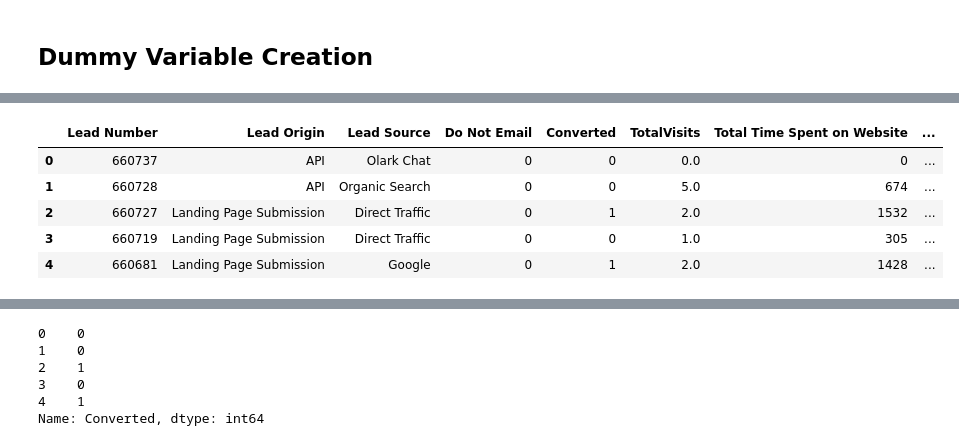
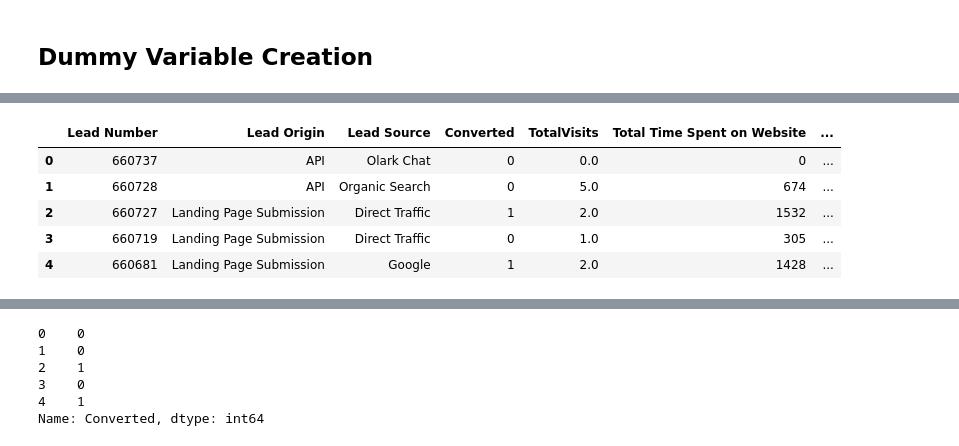
Before and after one commit to AnkitaGuptaIndia/Lead_Scoring_Case_Study, a Jupyter notebook: Lead Scoring Assignment v1.ipynb, the cells around one changed output, grey strips where cells are left out. Drawn from its saved outputs; the diff is of its cells as text; code cells hidden in the pictures.

Commit message:
data prep for model building v1

```diff
--- a/Lead Scoring Assignment v1.ipynb
+++ b/Lead Scoring Assignment v1.ipynb
@@ -297,3 +283,0 @@ Hence, we will remove these columns from the dataset
-# %%
-lead_df.drop(lead_col, axis = 1, inplace = True)
-lead_df.shape
@@ -302,10 +283,0 @@ lead_df.shape
-# %%
-# Percentage of null values in the dataset
-
-leads_null = lead_df.isna().mean().reset_index()
-leads_null = leads_null.rename(columns = {"index": "Column Name", 0:"Missing Value"})
-leads_null["Missing Value"] = leads_null["Missing Value"]*100
-leads_null.sort_values(by = "Missing Value", ascending = False, inplace = True)
-
-print("Null Values in the dataset", len(leads_null[leads_null['Missing Value'] > 0]))
-leads_null[leads_null['Missing Value'] > 0]
@@ -456,0 +505,25 @@ memory usage: 2.0+ MB
+# %%
+# Standardizing and Combining categories which have very less data values
+
+# Lead Source
+lead_df['Lead Source'] = lead_df['Lead Source'].replace(['Reference', 'Welingak Website', 'Referral Sites', 'Social Media',
+                                                         'Others', 'Live Chat'] ,'Others')
+
+# Last Activity
+lead_df['Last Activity'] = lead_df['Last Activity'].replace(['Email Link Clicked', 'Others', 'Form Submitted on Website'],
+                                                            'Others')
+
+# Tags
+lead_df['Tags'] = lead_df['Tags'].replace(['Already a student', 'Graduation in progress'], 'Student')
+lead_df['Tags'] = lead_df['Tags'].replace(['Interested in other courses', 'Interested  in full time MBA'],
+                                          'Interested in other courses')
+lead_df['Tags'] = lead_df['Tags'].replace(['switched off', 'Busy'], 'Switched Off/ Busy')
+lead_df['Tags'] = lead_df['Tags'].replace(['Closed by Horizzon', 'Others', 'Lost to EINS', 'Not doing further education'],
+                                          'Others')
+
+# Last Notable Activity
+lead_df['Last Notable Activity'] = lead_df['Last Notable Activity'].replace(['Page Visited on Website',
+                                                                             'Olark Chat Conversation',
+                                                                             'Email Link Clicked',
+                                                                             'Other_Notable_activity' ],
+                                                                            'Other_Notable_activity')
@@ -734,3 +693,0 @@ drop_cols
-# %%
-lead_df.drop(drop_cols, axis = 1, inplace = True)
-lead_df.shape
@@ -802,20 +760,20 @@ Name: Last Notable Activity, dtype: int64
 # %%
 # Converting Binary Variables (Yes/No) to 1/0
 
-varlist =  ['Do Not Email', 'A free copy of Mastering The Interview']
+varlist =  ['A free copy of Mastering The Interview']
 
 # Defining the map function
 def binary_map(x):
     return x.map({'Yes': 1, "No": 0})
 
 # Applying the function to the list
 lead_df[varlist] = lead_df[varlist].apply(binary_map)
 
 lead_df.head()
 # %% [output]
-|  | Lead Number | Lead Origin | Lead Source | Do Not Email | Converted | TotalVisits | Total Time Spent on Website | ... |
-| 0 | 660737 | API | Olark Chat | 0 | 0 | 0.0 | 0 | ... |
-| 1 | 660728 | API | Organic Search | 0 | 0 | 5.0 | 674 | ... |
-| 2 | 660727 | Landing Page Submission | Direct Traffic | 0 | 1 | 2.0 | 1532 | ... |
-| 3 | 660719 | Landing Page Submission | Direct Traffic | 0 | 0 | 1.0 | 305 | ... |
-| 4 | 660681 | Landing Page Submission | Google | 0 | 1 | 2.0 | 1428 | ... |
+|  | Lead Number | Lead Origin | Lead Source | Converted | TotalVisits | Total Time Spent on Website | ... |
+| 0 | 660737 | API | Olark Chat | 0 | 0.0 | 0 | ... |
+| 1 | 660728 | API | Organic Search | 0 | 5.0 | 674 | ... |
+| 2 | 660727 | Landing Page Submission | Direct Traffic | 1 | 2.0 | 1532 | ... |
+| 3 | 660719 | Landing Page Submission | Direct Traffic | 0 | 1.0 | 305 | ... |
+| 4 | 660681 | Landing Page Submission | Google | 1 | 2.0 | 1428 | ... |
```
Also changed, not shown: parts of 74 cells of this notebook.
